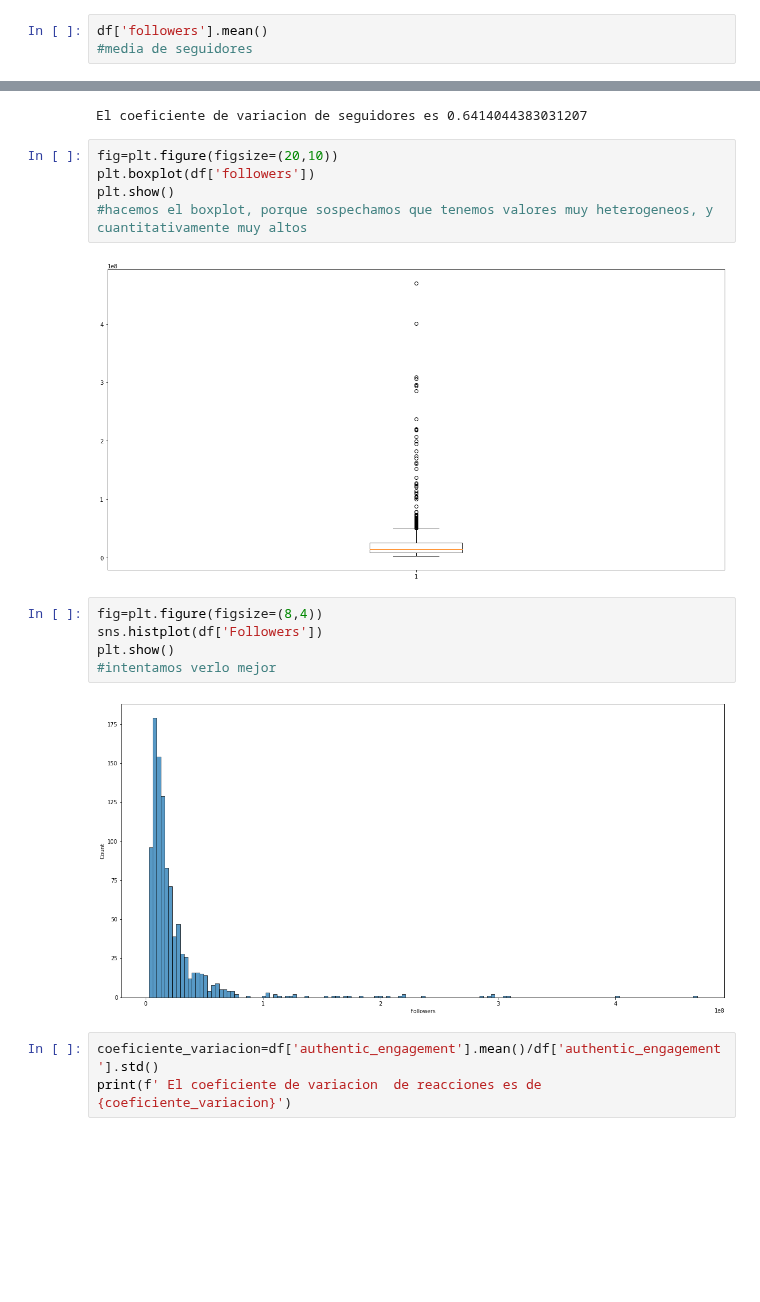
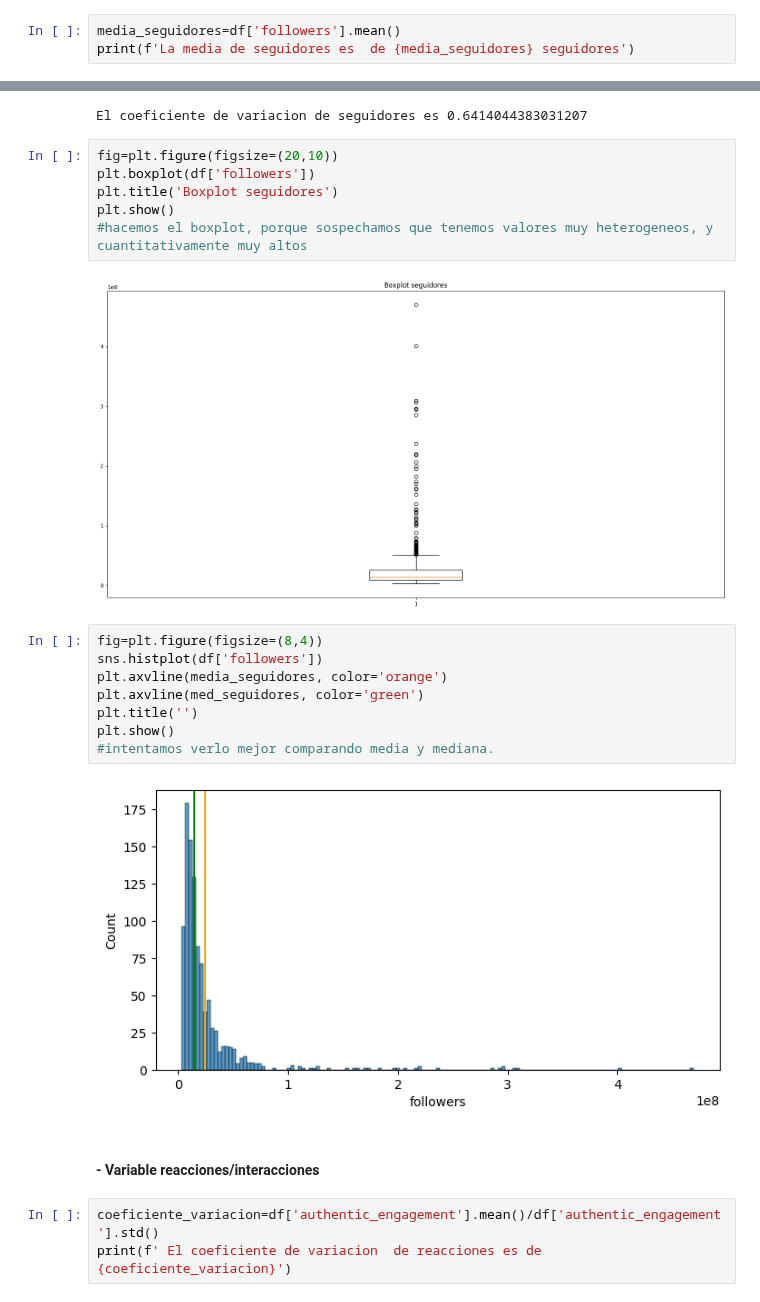
Before and after one commit to Adalab/DA_PromoC_Modulo2_Sprint1_Ana-Anahi, a Jupyter notebook: Estadistica/pp-Estadistica-I.ipynb, the cells around one changed output, grey strips where cells are left out. Cells and saved outputs as stored; diff of their text form; blank space fills up the shorter version.

```diff
--- a/Estadistica/pp-Estadistica-I.ipynb
+++ b/Estadistica/pp-Estadistica-I.ipynb
@@ -151,6 +151,6 @@ Name: audience_country, dtype: int64
 # %% [markdown]
 ### Media
 # %%
-df['followers'].mean()
-#media de seguidores
+media_seguidores=df['followers'].mean()
+print(f'La media de seguidores es  de {media_seguidores} seguidores')
 # %% [output]
@@ -319,17 +326,23 @@ El coeficiente de variacion de seguidores es 0.6414044383031207
 # %%
 fig=plt.figure(figsize=(20,10))
 plt.boxplot(df['followers'])
+plt.title('Boxplot seguidores')
 plt.show()
 #hacemos el boxplot, porque sospechamos que tenemos valores muy heterogeneos, y cuantitativamente muy altos
 # %% [output]
-[figure, old version]
+[figure, new version]
 # %%
 fig=plt.figure(figsize=(8,4))
-sns.histplot(df['Followers'])
+sns.histplot(df['followers'])
+plt.axvline(media_seguidores, color='orange')
+plt.axvline(med_seguidores, color='green')
+plt.title('')
 plt.show()
-#intentamos verlo mejor
+#intentamos verlo mejor comparando media y mediana.
 # %% [output]
-[figure, old version]
+[figure, new version]
+# %% [markdown]
+#### - Variable reacciones/interacciones
 # %%
 coeficiente_variacion=df['authentic_engagement'].mean()/df['authentic_engagement'].std()
 print(f' El coeficiente de variacion  de reacciones es de {coeficiente_variacion}')
```
Also changed, not shown: parts of 26 cells of this notebook.
